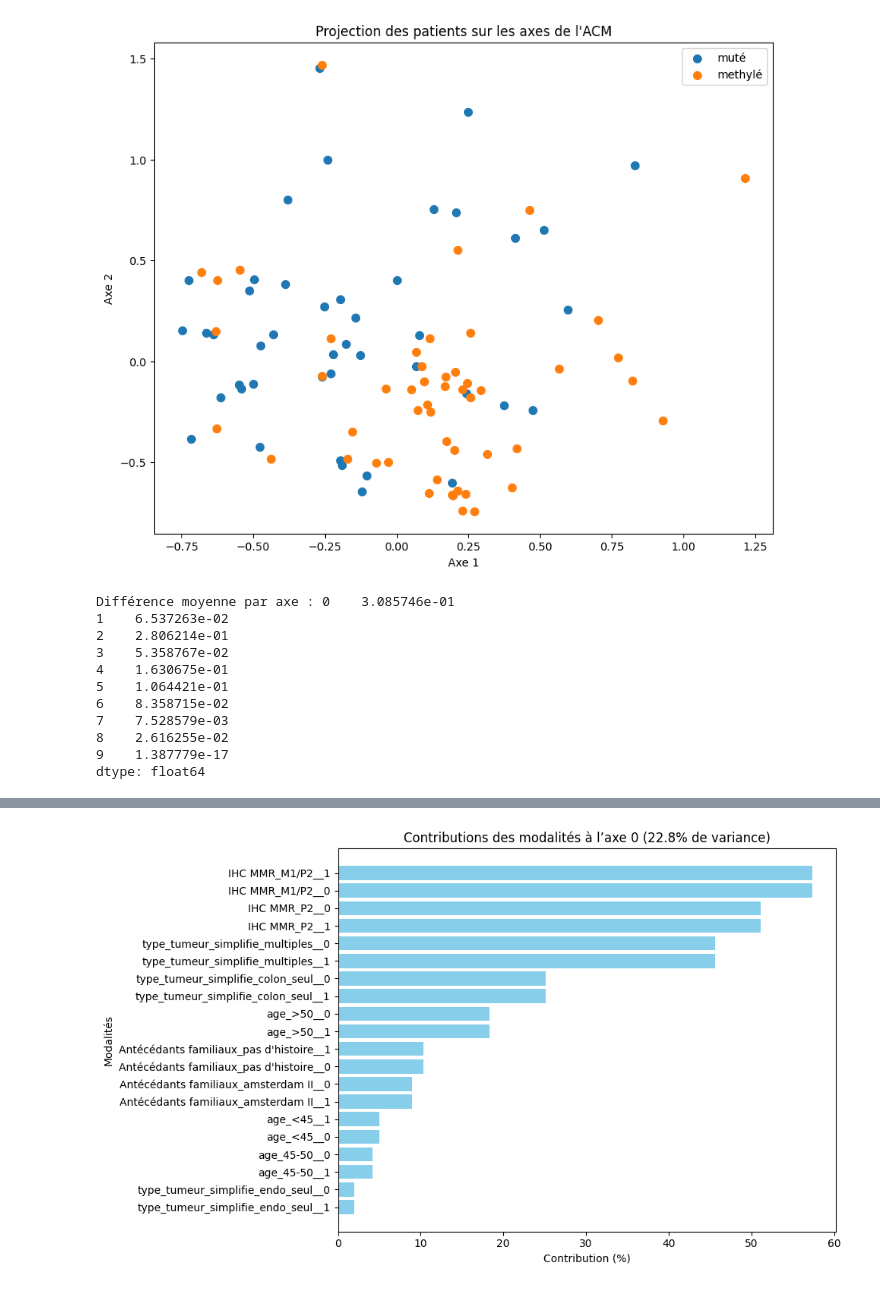
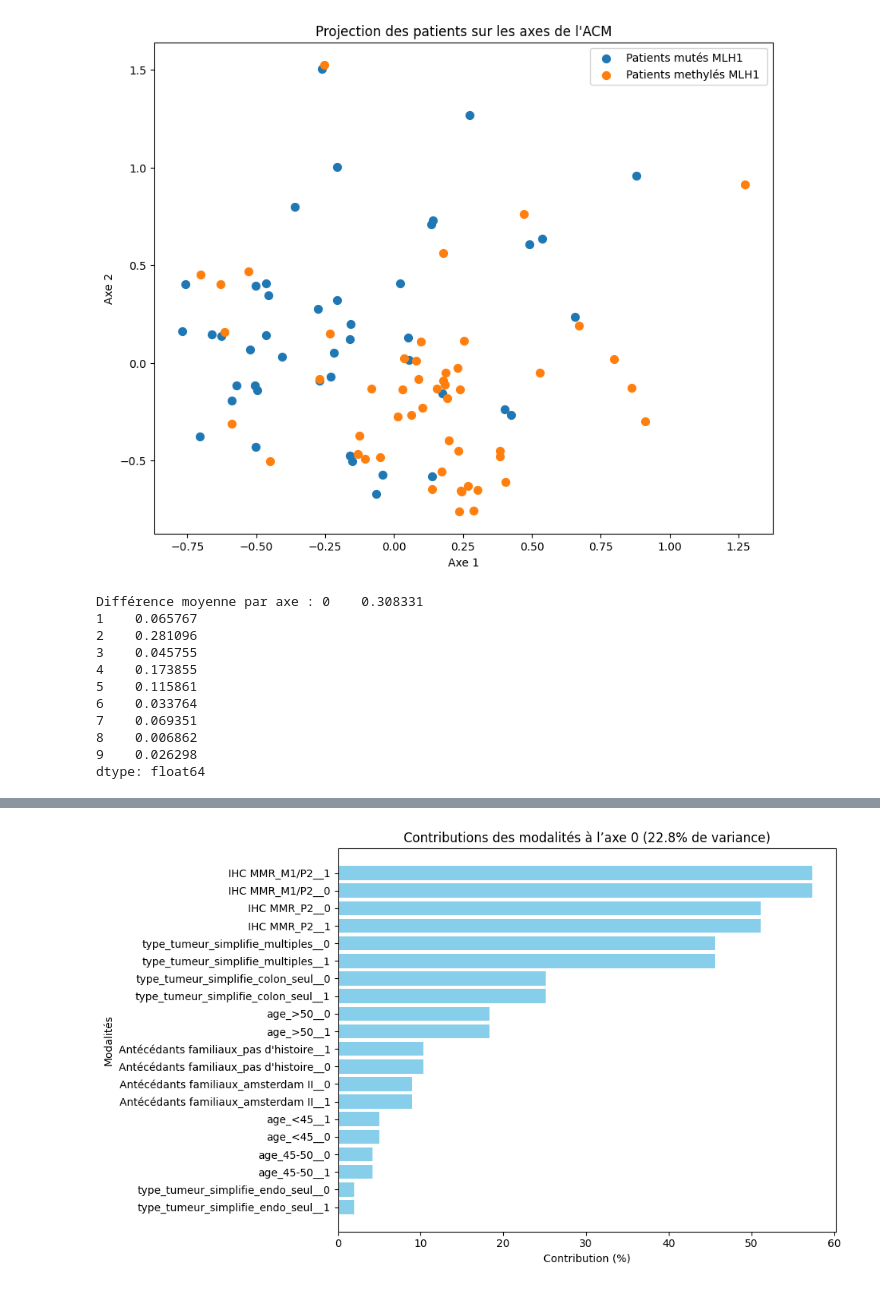
Before and after one commit to Ramzwade/stat-these, a Jupyter notebook: testacm.ipynb, the cells around one changed output, grey strips where cells are left out. Saved outputs shown, nothing was run; the diff lists cells and outputs as text; code cells hidden in the pictures.

```diff
--- a/testacm.ipynb
+++ b/testacm.ipynb
@@ -134,5 +134,5 @@ dtype: float64
 # %%
-#ACM a faire en recodant les types de cancers exclusif comme la regression
+# la même mais second graph avec les methylé secondaire /amsterdam ACM a faire en recodant les types de cancers exclusif comme la regression
 
 # 1️⃣ Import des librairies
 import pandas as pd
@@ -211,45 +211,45 @@ ind_coords = acm.row_coordinates(data_fin)
 colors = data.loc[data.index, "muté/methylé"]
 
 # 🔟 Visualisation
 plt.figure(figsize=(10,8))
 
 # Ajouter un micro-décalage aléatoire
 np.random.seed(42)
-jitter_x = np.random.normal(0, 0.07, size=len(ind_coords))
-jitter_y = np.random.normal(0, 0.07, size=len(ind_coords))
+jitter_x = np.random.normal(0,0.09, size=len(ind_coords))
+jitter_y = np.random.normal(0,0.09, size=len(ind_coords))
 
-noms_statuts = {1: 'methylé', 0: 'muté', 2 : "methylé secondaire/avec histoire familiale"}  # ← Attention à l'ordre!
+noms_statuts = {1: 'Patients methylés MLH1 ', 0: 'Patients mutés MLH1 ', 2 : "Patients methylés secondaires/avec critères d'Amsterdam"}  # ← Attention à l'ordre!
 
 for val in colors.unique():
     mask = colors == val
     plt.scatter(ind_coords.loc[mask, 2] + jitter_x[mask],
                 ind_coords.loc[mask, 0] + jitter_y[mask],
                 label=noms_statuts[val], alpha=1, s=50)
 
 plt.xlabel("Axe 1")
 plt.ylabel("Axe 2")
 plt.title("Projection des patients sur les axes de l'ACM")
 plt.legend()
 plt.show()
 data_fin.head(10)
 
 
 
 group_means = ind_coords.groupby(colors).mean()
 diff_means = np.abs(group_means.iloc[0] - group_means.iloc[1])
 print("Différence moyenne par axe :", diff_means)
 
 data_fin.head(10)
 # %% [output]
-[figure, old version]
+[figure, new version]
-Différence moyenne par axe : 0    3.085746e-01
-1    6.537263e-02
-2    2.806214e-01
-3    5.358767e-02
-4    1.630675e-01
-5    1.064421e-01
-6    8.358715e-02
-7    7.528579e-03
-8    2.616255e-02
-9    1.387779e-17
+Différence moyenne par axe : 0    0.308331
+1    0.065767
+2    0.281096
+3    0.045755
+4    0.173855
+5    0.115861
+6    0.033764
+7    0.069351
+8    0.006862
+9    0.026298
 dtype: float64
```
Also changed, not shown: parts of 8 cells of this notebook, 1 other file.
